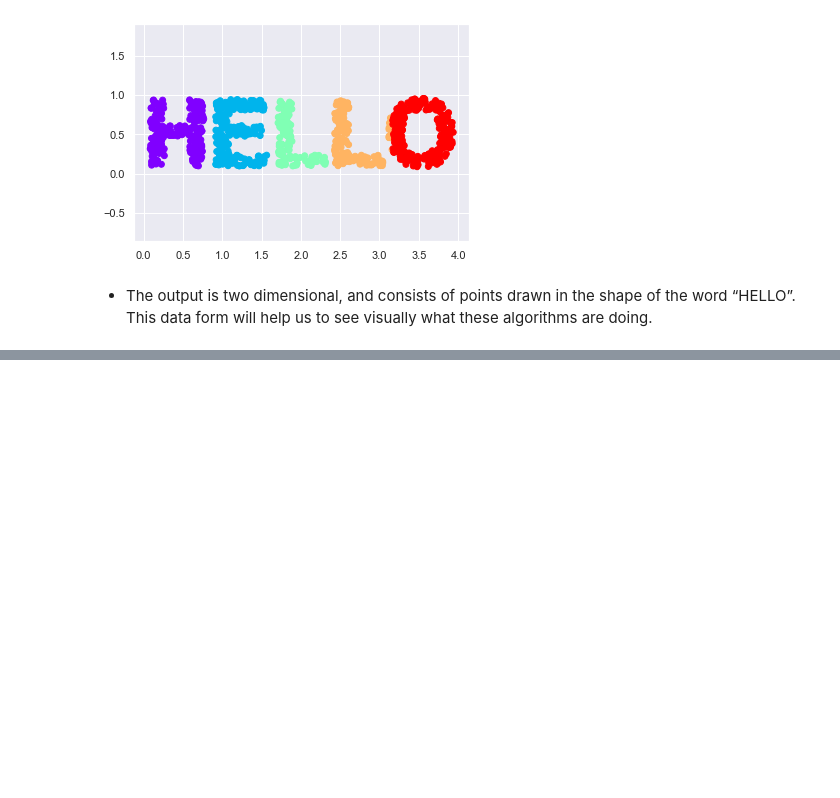
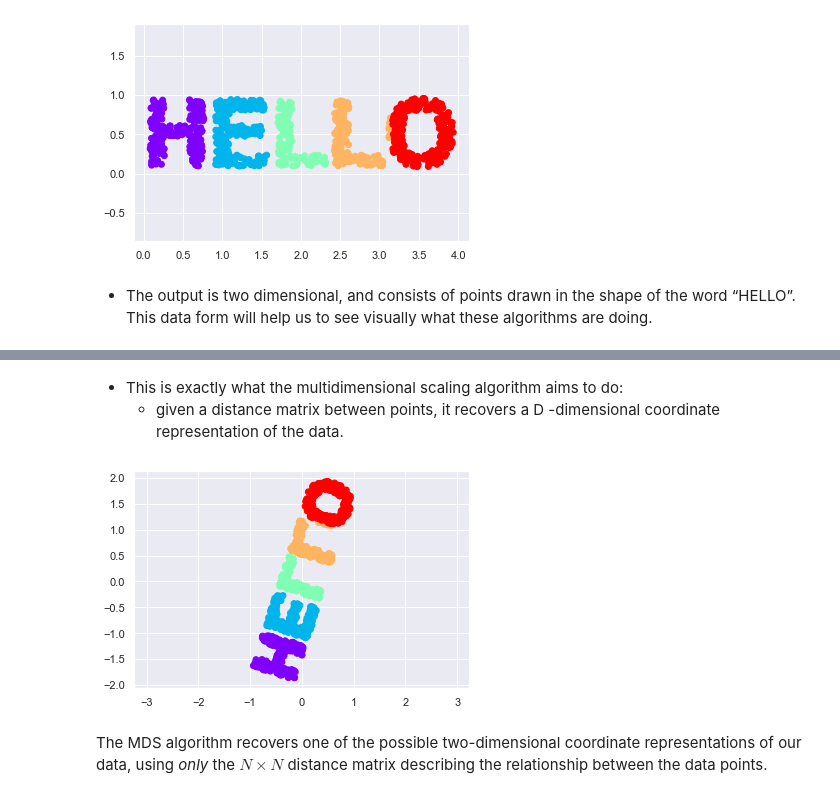
Before and after one commit to Alumasa/data_sci-and-machine_learning, a Jupyter notebook: Manifold Learning.ipynb, the cells around one changed output, grey strips where cells are left out. Saved outputs shown, nothing was run; the diff lists cells and outputs as text; code cells hidden in the pictures; blank space fills up the shorter version.

```diff
--- a/Manifold Learning.ipynb
+++ b/Manifold Learning.ipynb
@@ -42,0 +77,13 @@ This data form will help us to see visually what these algorithms are doing.
+# %% [markdown]
+- This is exactly what the multidimensional scaling algorithm aims to do:
+    - given a distance matrix between points, it recovers a  D -dimensional coordinate representation of the data.
+# %%
+from sklearn.manifold import MDS
+model = MDS(n_components=2, dissimilarity='precomputed', random_state=1)
+out = model.fit_transform(D)
+plt.scatter(out[:, 0], out[:, 1], **colorize)
+plt.axis('equal');
+# %% [output]
+[figure, added]
+# %% [markdown]
+The MDS algorithm recovers one of the possible two-dimensional coordinate representations of our data, using *only* the $N\times N$ distance matrix describing the relationship between the data points.
```
Also changed, not shown: parts of 6 cells of this notebook.
